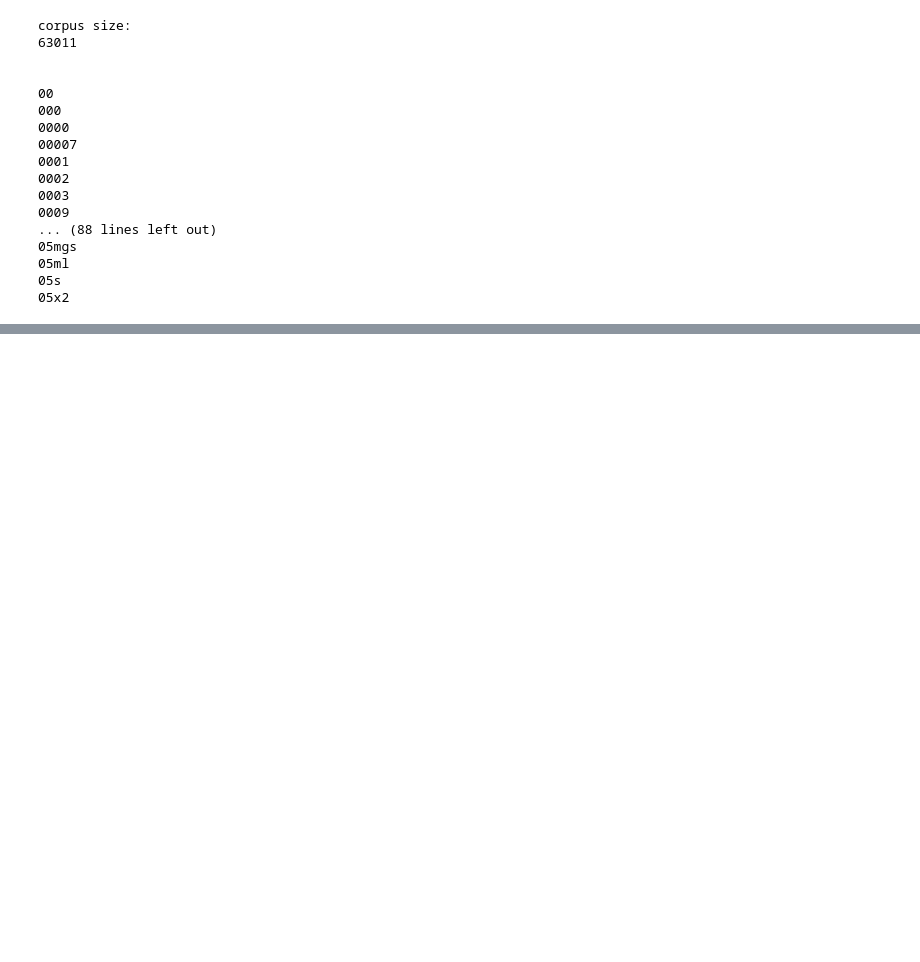
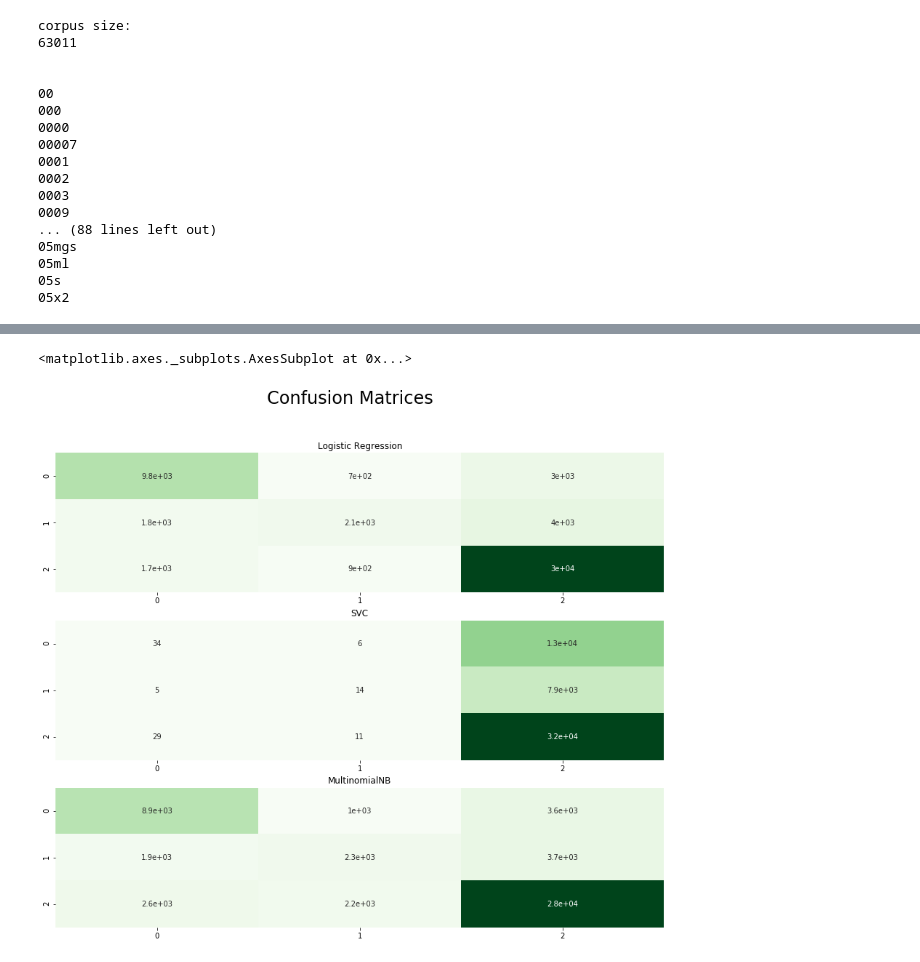
Before and after one commit to Rispolyv0n/FDA-hw4, a Jupyter notebook: baseline.ipynb, the cells around one changed output, grey strips where cells are left out. Saved outputs shown, nothing was run; the diff lists cells and outputs as text; code cells hidden in the pictures; blank space fills up the shorter version.

```diff
--- a/baseline.ipynb
+++ b/baseline.ipynb
@@ -301,6 +301,9 @@ corpus size:
 05x2
 # %%
 # Logistic Regression
+
+from sklearn.metrics import precision_recall_fscore_support
+from sklearn.metrics import confusion_matrix
 
 from sklearn.linear_model import LogisticRegression
 from sklearn.metrics import accuracy_score
@@ -321,6 +324,12 @@ lr_predict_test_y = lr_model.predict(data_test_x_count)
 print('\ntesting accuracy:')
 print(accuracy_score(test_df['polarity'], lr_predict_test_y))
 
+print('\nprecision, recall, fbeta-score:')
+print(precision_recall_fscore_support(test_df['polarity'], lr_predict_test_y, average='weighted'))
+print('\nconfusion matrix:')
+cm_lr = confusion_matrix(test_df['polarity'], lr_predict_test_y)
+print(cm_lr)
+
 print('\n')
 print(datetime.datetime.now())
 # %% [output]
@@ -367,6 +380,12 @@ svc_predict_test_y = svc_model.predict(test_normalize)
 print('\ntesting accuracy:')
 print(accuracy_score(test_df['polarity'], svc_predict_test_y))
 
+print('\nprecision, recall, fbeta-score:')
+print(precision_recall_fscore_support(test_df['polarity'], svc_predict_test_y, average='weighted'))
+print('\nconfusion matrix:')
+cm_svc = confusion_matrix(test_df['polarity'], svc_predict_test_y)
+print(cm_svc)
+
 print('\n')
 print(datetime.datetime.now())
 # %% [output]
@@ -404,6 +430,12 @@ nb_predict_test_y = nb_model.predict(data_test_x_count)
 print('\ntesting accuracy:')
 print(accuracy_score(test_df['polarity'], nb_predict_test_y))
 
+print('\nprecision, recall, fbeta-score:')
+print(precision_recall_fscore_support(test_df['polarity'], nb_predict_test_y, average='weighted'))
+print('\nconfusion matrix:')
+cm_nb = confusion_matrix(test_df['polarity'], nb_predict_test_y)
+print(cm_nb)
+
 print('\n')
 print(datetime.datetime.now())
 # %% [output]
@@ -422,0 +459,21 @@ testing accuracy:
+# %%
+import matplotlib.pyplot as plt
+import seaborn as sns
+
+plt.figure(figsize=(15,12))
+plt.suptitle("Confusion Matrices",fontsize=24)
+
+plt.subplot(3,1,1)
+plt.title("Logistic Regression")
+sns.heatmap(cm_lr, annot = True, cmap="Greens",cbar=False)
+
+plt.subplot(3,1,2)
+plt.title("SVC")
+sns.heatmap(cm_svc, annot = True, cmap="Greens",cbar=False)
+
+plt.subplot(3,1,3)
+plt.title("MultinomialNB")
+sns.heatmap(cm_nb, annot = True, cmap="Greens",cbar=False)
+# %% [output]
+<matplotlib.axes._subplots.AxesSubplot at 0x...>
+[figure, added]
```
Also changed, not shown: parts of 5 cells of this notebook, 1 other file.
